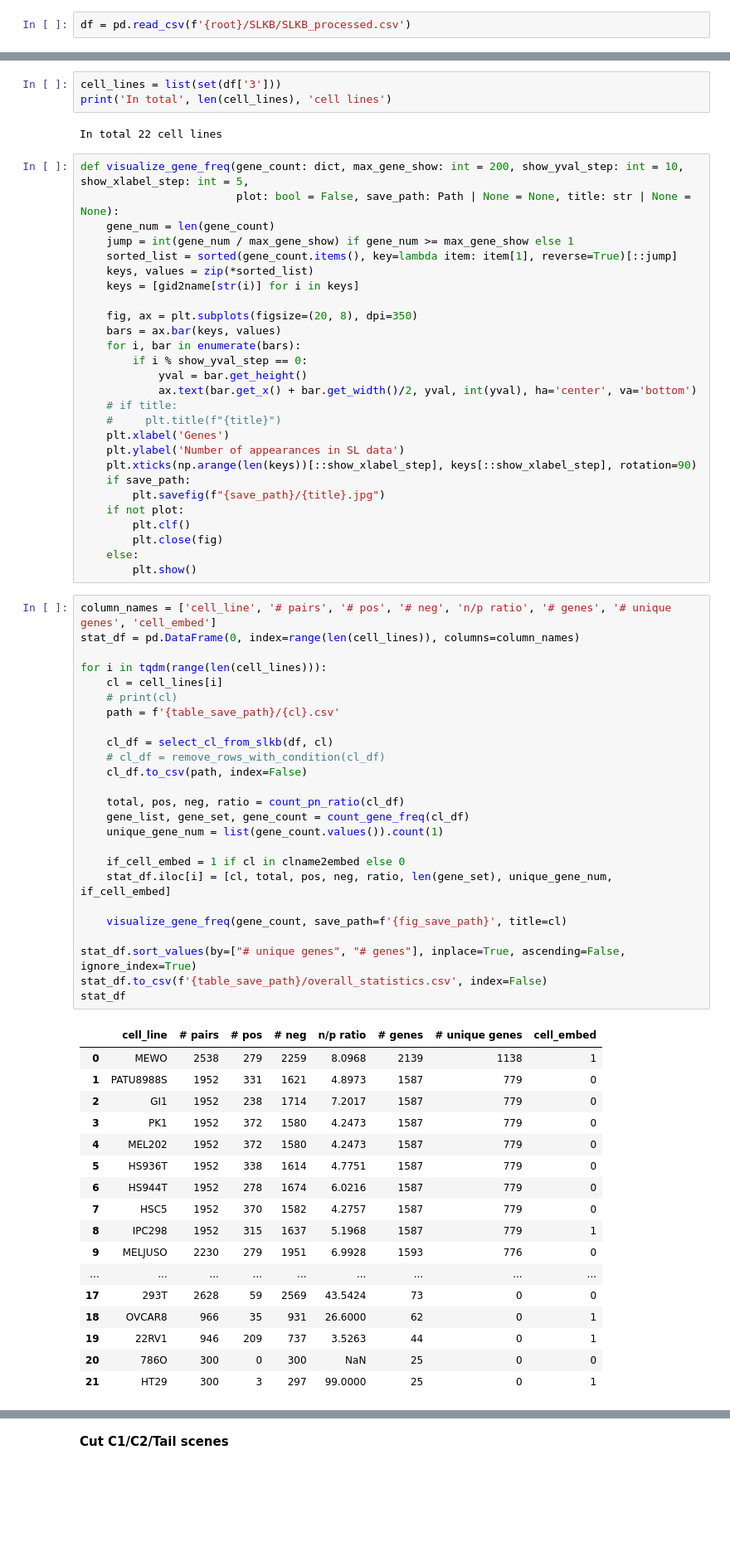
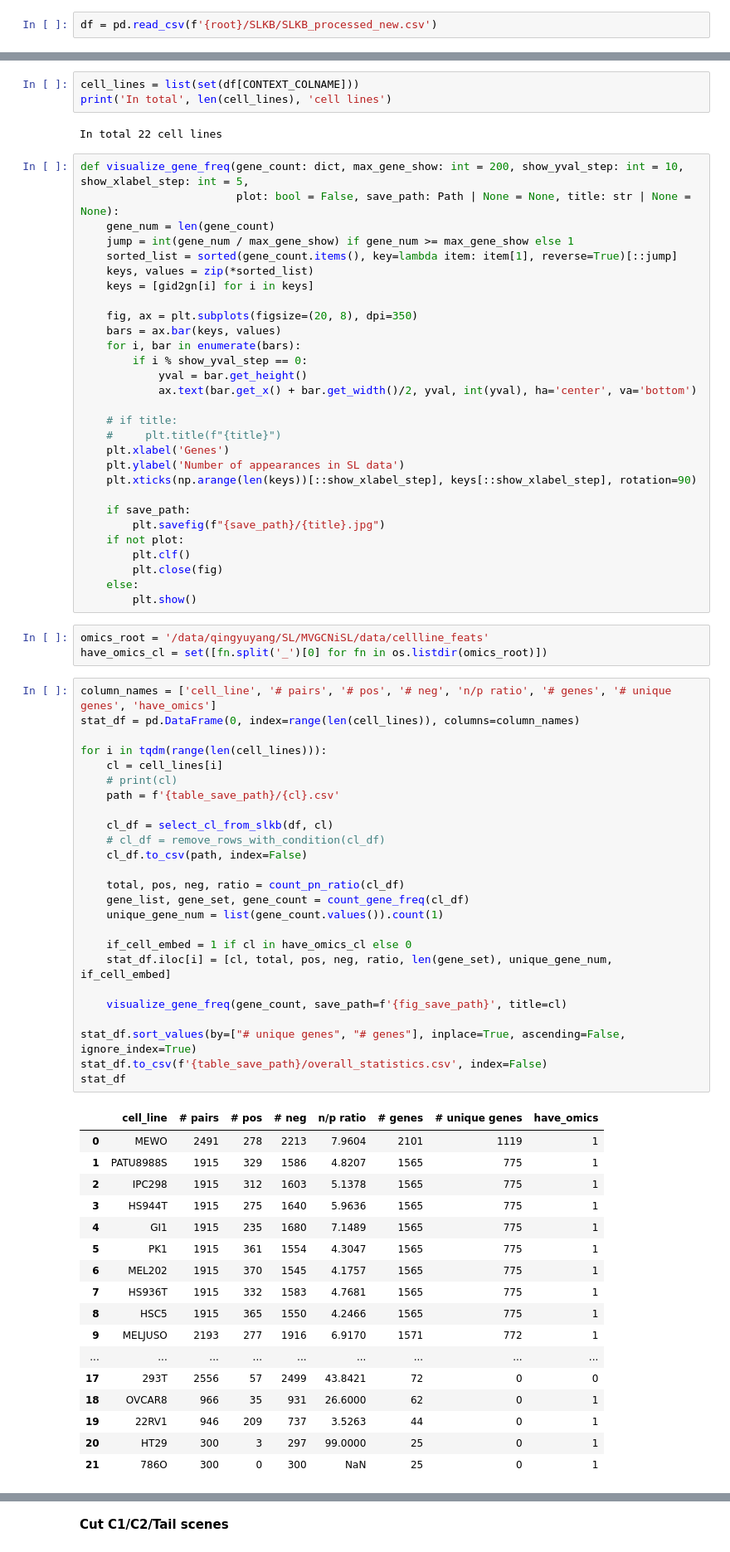
Before and after one commit to Yangqy-16/PFSL, a Jupyter notebook: data_preprocess/preprocess.ipynb, the cells around one changed output, grey strips where cells are left out. Shown at 83% size. Saved outputs shown, nothing was run; the diff lists cells and outputs as text; blank space fills up the shorter version.

```diff
--- a/data_preprocess/preprocess.ipynb
+++ b/data_preprocess/preprocess.ipynb
@@ -70,5 +111,5 @@ df.to_csv(f'{root}/SLKB/SLKB_processed.csv', index=False)
 # %%
-df = pd.read_csv(f'{root}/SLKB/SLKB_processed.csv')
+df = pd.read_csv(f'{root}/SLKB/SLKB_processed_new.csv')
 # %% [markdown]
 **Count Statistics**
 # %%
@@ -80,7 +121,7 @@ os.makedirs(table_save_path, exist_ok=True)
 fig_save_path = f'{root_path}/cell_line/gene_count'
 os.makedirs(fig_save_path, exist_ok=True)
 # %%
-cell_lines = list(set(df['3']))
+cell_lines = list(set(df[CONTEXT_COLNAME]))
 print('In total', len(cell_lines), 'cell lines')
 # %% [output]
 In total 22 cell lines
@@ -91,7 +132,7 @@ def visualize_gene_freq(gene_count: dict, max_gene_show: int = 200, show_yval_st
     jump = int(gene_num / max_gene_show) if gene_num >= max_gene_show else 1
     sorted_list = sorted(gene_count.items(), key=lambda item: item[1], reverse=True)[::jump]
     keys, values = zip(*sorted_list)
-    keys = [gid2name[str(i)] for i in keys]
+    keys = [gid2gn[i] for i in keys]
 
     fig, ax = plt.subplots(figsize=(20, 8), dpi=350)
     bars = ax.bar(keys, values)
@@ -99,11 +140,13 @@ def visualize_gene_freq(gene_count: dict, max_gene_show: int = 200, show_yval_st
         if i % show_yval_step == 0:
             yval = bar.get_height()
             ax.text(bar.get_x() + bar.get_width()/2, yval, int(yval), ha='center', va='bottom')
+
     # if title:
     #     plt.title(f"{title}")
     plt.xlabel('Genes')
     plt.ylabel('Number of appearances in SL data')
     plt.xticks(np.arange(len(keys))[::show_xlabel_step], keys[::show_xlabel_step], rotation=90)
+
     if save_path:
         plt.savefig(f"{save_path}/{title}.jpg")
     if not plot:
@@ -111,49 +154,52 @@ def visualize_gene_freq(gene_count: dict, max_gene_show: int = 200, show_yval_st
         plt.close(fig)
     else:
         plt.show()
+# %%
+omics_root = '/data/qingyuyang/SL/MVGCNiSL/data/cellline_feats'
+have_omics_cl = set([fn.split('_')[0] for fn in os.listdir(omics_root)])
 # %%
-column_names = ['cell_line', '# pairs', '# pos', '# neg', 'n/p ratio', '# genes', '# unique genes', 'cell_embed']
+column_names = ['cell_line', '# pairs', '# pos', '# neg', 'n/p ratio', '# genes', '# unique genes', 'have_omics']
 stat_df = pd.DataFrame(0, index=range(len(cell_lines)), columns=column_names)
 
 for i in tqdm(range(len(cell_lines))):
     cl = cell_lines[i]
     # print(cl)
     path = f'{table_save_path}/{cl}.csv'
 
     cl_df = select_cl_from_slkb(df, cl)
     # cl_df = remove_rows_with_condition(cl_df)
     cl_df.to_csv(path, index=False)
 
     total, pos, neg, ratio = count_pn_ratio(cl_df)
     gene_list, gene_set, gene_count = count_gene_freq(cl_df)
     unique_gene_num = list(gene_count.values()).count(1)
 
-    if_cell_embed = 1 if cl in clname2embed else 0
+    if_cell_embed = 1 if cl in have_omics_cl else 0
     stat_df.iloc[i] = [cl, total, pos, neg, ratio, len(gene_set), unique_gene_num, if_cell_embed]
 
     visualize_gene_freq(gene_count, save_path=f'{fig_save_path}', title=cl)
 
 stat_df.sort_values(by=["# unique genes", "# genes"], inplace=True, ascending=False, ignore_index=True)
 stat_df.to_csv(f'{table_save_path}/overall_statistics.csv', index=False)
 stat_df
 # %% [output]
-|  | cell_line | # pairs | # pos | # neg | n/p ratio | # genes | # unique genes | cell_embed |
-| 0 | MEWO | 2538 | 279 | 2259 | 8.0968 | 2139 | 1138 | 1 |
-| 1 | PATU8988S | 1952 | 331 | 1621 | 4.8973 | 1587 | 779 | 0 |
-| 2 | GI1 | 1952 | 238 | 1714 | 7.2017 | 1587 | 779 | 0 |
-| 3 | PK1 | 1952 | 372 | 1580 | 4.2473 | 1587 | 779 | 0 |
-| 4 | MEL202 | 1952 | 372 | 1580 | 4.2473 | 1587 | 779 | 0 |
-| 5 | HS936T | 1952 | 338 | 1614 | 4.7751 | 1587 | 779 | 0 |
-| 6 | HS944T | 1952 | 278 | 1674 | 6.0216 | 1587 | 779 | 0 |
-| 7 | HSC5 | 1952 | 370 | 1582 | 4.2757 | 1587 | 779 | 0 |
-| 8 | IPC298 | 1952 | 315 | 1637 | 5.1968 | 1587 | 779 | 1 |
-| 9 | MELJUSO | 2230 | 279 | 1951 | 6.9928 | 1593 | 776 | 0 |
+|  | cell_line | # pairs | # pos | # neg | n/p ratio | # genes | # unique genes | have_omics |
+| 0 | MEWO | 2491 | 278 | 2213 | 7.9604 | 2101 | 1119 | 1 |
+| 1 | PATU8988S | 1915 | 329 | 1586 | 4.8207 | 1565 | 775 | 1 |
+| 2 | IPC298 | 1915 | 312 | 1603 | 5.1378 | 1565 | 775 | 1 |
+| 3 | HS944T | 1915 | 275 | 1640 | 5.9636 | 1565 | 775 | 1 |
+| 4 | GI1 | 1915 | 235 | 1680 | 7.1489 | 1565 | 775 | 1 |
+| 5 | PK1 | 1915 | 361 | 1554 | 4.3047 | 1565 | 775 | 1 |
+| 6 | MEL202 | 1915 | 370 | 1545 | 4.1757 | 1565 | 775 | 1 |
+| 7 | HS936T | 1915 | 332 | 1583 | 4.7681 | 1565 | 775 | 1 |
+| 8 | HSC5 | 1915 | 365 | 1550 | 4.2466 | 1565 | 775 | 1 |
+| 9 | MELJUSO | 2193 | 277 | 1916 | 6.9170 | 1571 | 772 | 1 |
 | ... | ... | ... | ... | ... | ... | ... | ... | ... |
-| 17 | 293T | 2628 | 59 | 2569 | 43.5424 | 73 | 0 | 0 |
+| 17 | 293T | 2556 | 57 | 2499 | 43.8421 | 72 | 0 | 0 |
 | 18 | OVCAR8 | 966 | 35 | 931 | 26.6000 | 62 | 0 | 1 |
 | 19 | 22RV1 | 946 | 209 | 737 | 3.5263 | 44 | 0 | 1 |
-| 20 | 786O | 300 | 0 | 300 | NaN | 25 | 0 | 0 |
-| 21 | HT29 | 300 | 3 | 297 | 99.0000 | 25 | 0 | 1 |
+| 20 | HT29 | 300 | 3 | 297 | 99.0000 | 25 | 0 | 1 |
+| 21 | 786O | 300 | 0 | 300 | NaN | 25 | 0 | 1 |
 # %% [markdown]
 From the above table, we found that:
 1. HT29 and 786O are unsuitable for SL prediction because of few positive samples;
```
Also changed, not shown: parts of 32 cells of this notebook, 13 other files.
